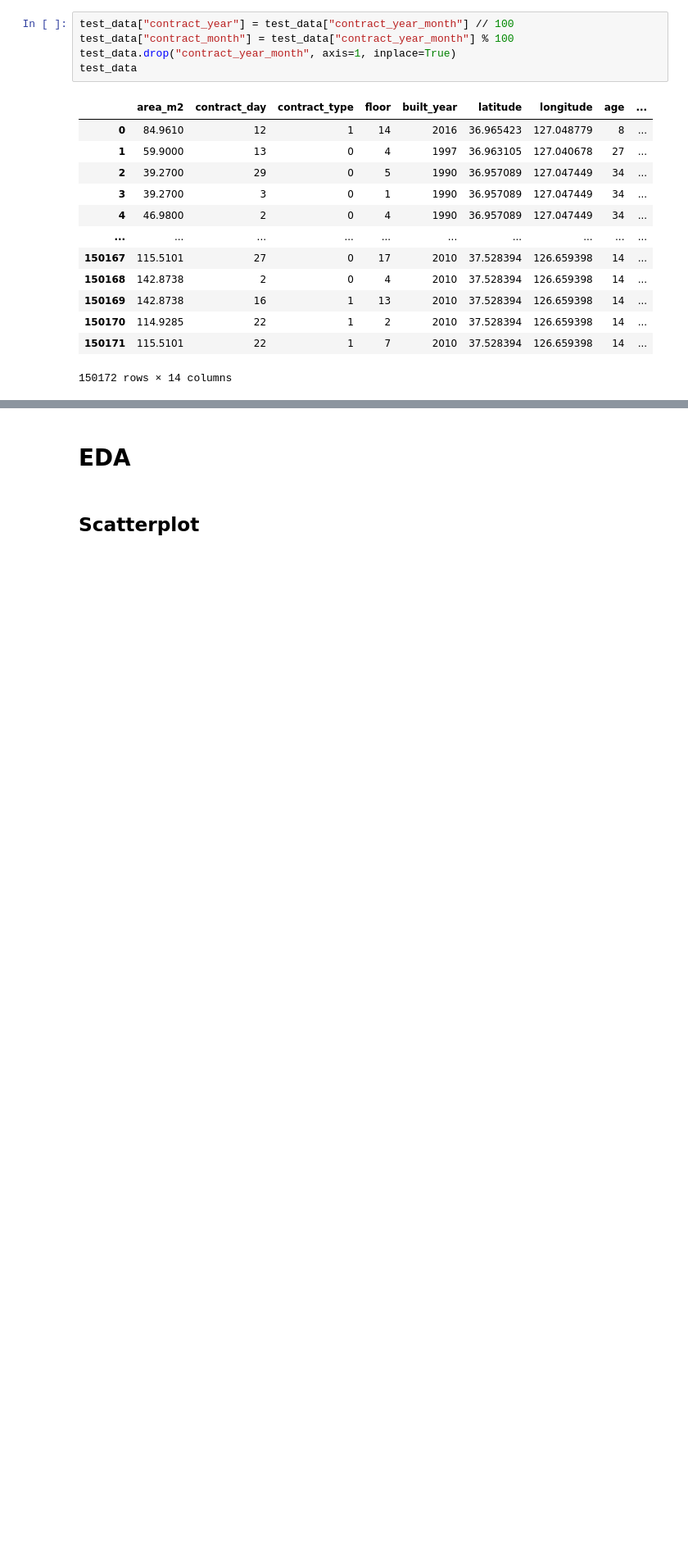
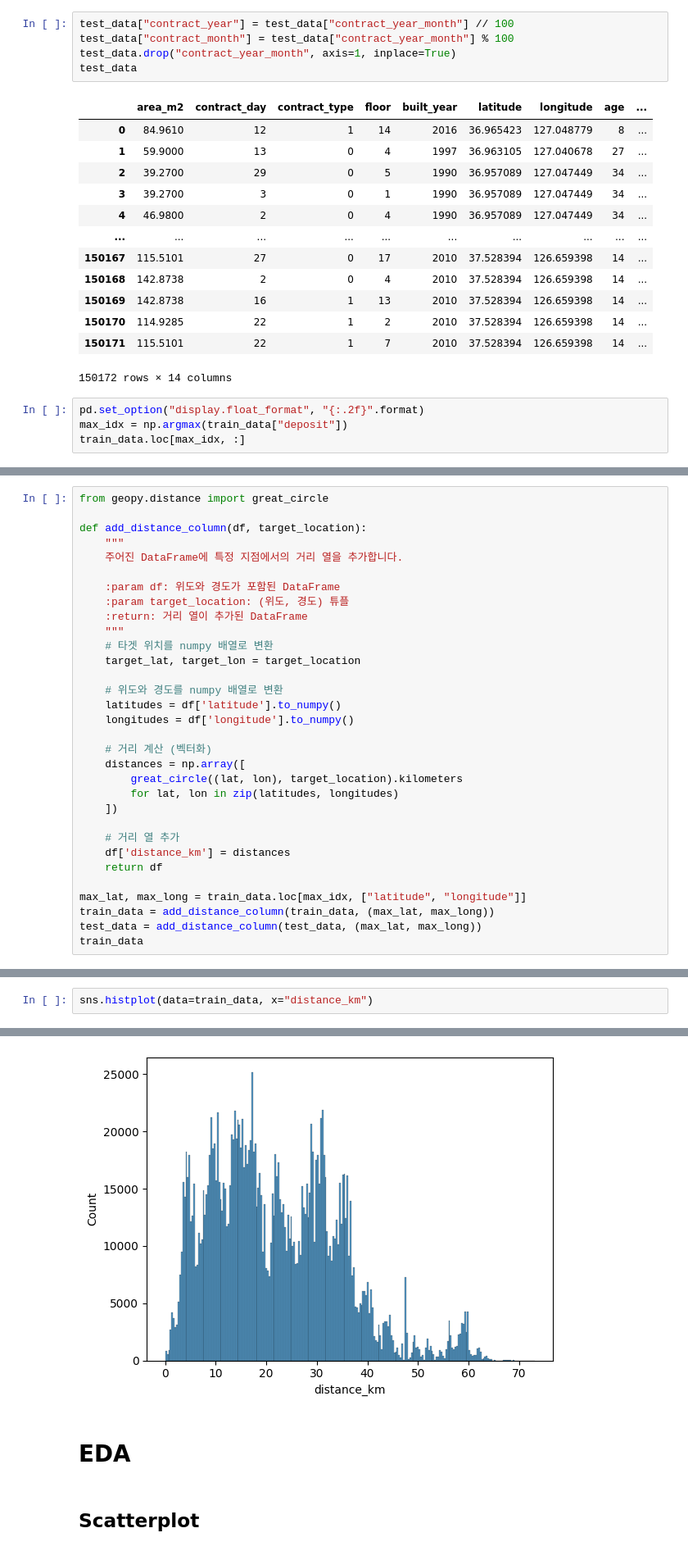
Before and after one commit to boostcampaitech7/level2-competitiveds-recsys-03, a Jupyter notebook: zerovirus_EDA.ipynb, the cells around one changed output, grey strips where cells are left out. Shown at 82% size. Drawn from its saved outputs; the diff is of its cells as text; blank space fills up the shorter version.

```diff
--- a/zerovirus_EDA.ipynb
+++ b/zerovirus_EDA.ipynb
@@ -114,3 +114,7 @@ test_data
 | 150170 | 114.9285 | 22 | 1 | 2 | 2010 | 37.528394 | 126.659398 | 14 | ... |
 | 150171 | 115.5101 | 22 | 1 | 7 | 2010 | 37.528394 | 126.659398 | 14 | ... |
 150172 rows × 14 columns
+# %%
+pd.set_option("display.float_format", "{:.2f}".format)
+max_idx = np.argmax(train_data["deposit"])
+train_data.loc[max_idx, :]
@@ -116,0 +138,32 @@ test_data
+# %%
+from geopy.distance import great_circle
+
+def add_distance_column(df, target_location):
+    """
+    주어진 DataFrame에 특정 지점에서의 거리 열을 추가합니다.
+
+    :param df: 위도와 경도가 포함된 DataFrame
+    :param target_location: (위도, 경도) 튜플
+    :return: 거리 열이 추가된 DataFrame
+    """
+    # 타겟 위치를 numpy 배열로 변환
+    target_lat, target_lon = target_location
+
+    # 위도와 경도를 numpy 배열로 변환
+    latitudes = df['latitude'].to_numpy()
+    longitudes = df['longitude'].to_numpy()
+
+    # 거리 계산 (벡터화)
+    distances = np.array([
+        great_circle((lat, lon), target_location).kilometers
+        for lat, lon in zip(latitudes, longitudes)
+    ])
+
+    # 거리 열 추가
+    df['distance_km'] = distances
+    return df
+
+max_lat, max_long = train_data.loc[max_idx, ["latitude", "longitude"]]
+train_data = add_distance_column(train_data, (max_lat, max_long))
+test_data = add_distance_column(test_data, (max_lat, max_long))
+train_data
@@ -116,0 +184,3 @@ test_data
+# %%
+sns.histplot(data=train_data, x="distance_km")
+# %% [output]
@@ -117,3 +188,4 @@ test_data
+[figure, added]
 # %% [markdown]
 # EDA
 # %% [markdown]
```
Also changed, not shown: parts of 7 cells of this notebook.
